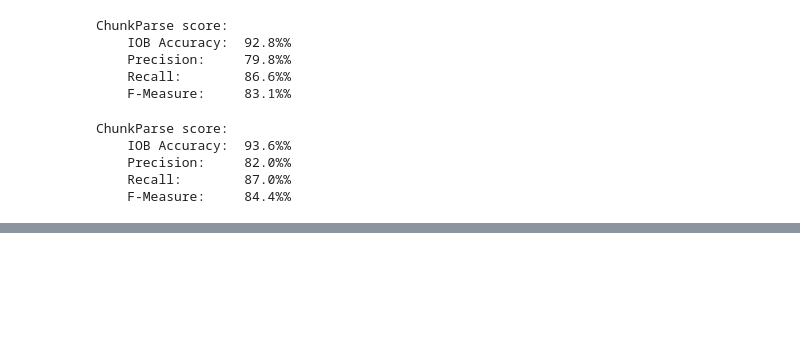
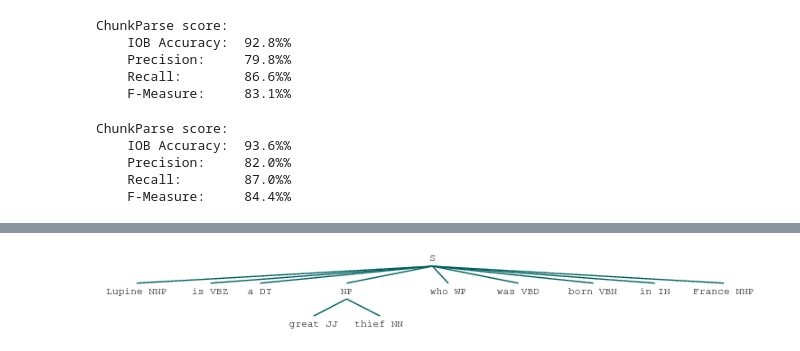
Before and after one commit to DaielChom/Dev-UIS, a Jupyter notebook: [Py] Problemas/tarea_primo_wilson/Information_text_wilson_homework.ipynb, the cells around one changed output, grey strips where cells are left out. Drawn from its saved outputs; the diff is of its cells as text; code cells hidden in the pictures; blank space fills up the shorter version.

```diff
--- a/[Py] Problemas/tarea_primo_wilson/Information_text_wilson_homework.ipynb
+++ b/[Py] Problemas/tarea_primo_wilson/Information_text_wilson_homework.ipynb
@@ -483,0 +745,4 @@ ChunkParse score:
+# %%
+document = "Lupine is a great thief who was born in France"
+sentence = ie_preprocess(document)
+sentence[0]
@@ -483,0 +760,7 @@ ChunkParse score:
+# %%
+grammar = "NP: {<NNP>?<JJ>*<NN>}"
+cp = nltk.RegexpParser(grammar)
+result = cp.parse(sentence[0])
+result
+# %% [output]
+[figure, added]
```
Also changed, not shown: parts of 32 cells of this notebook, 2 other files.
